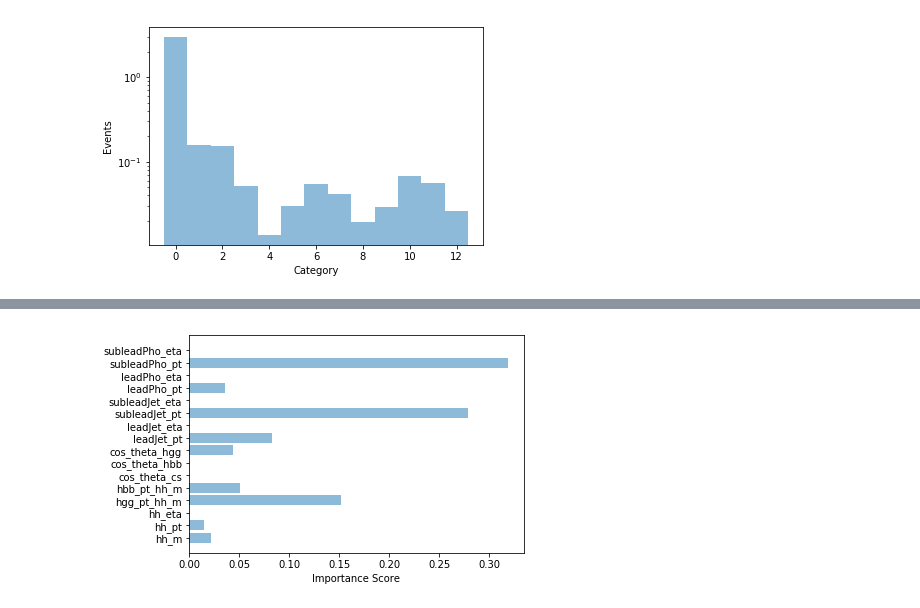
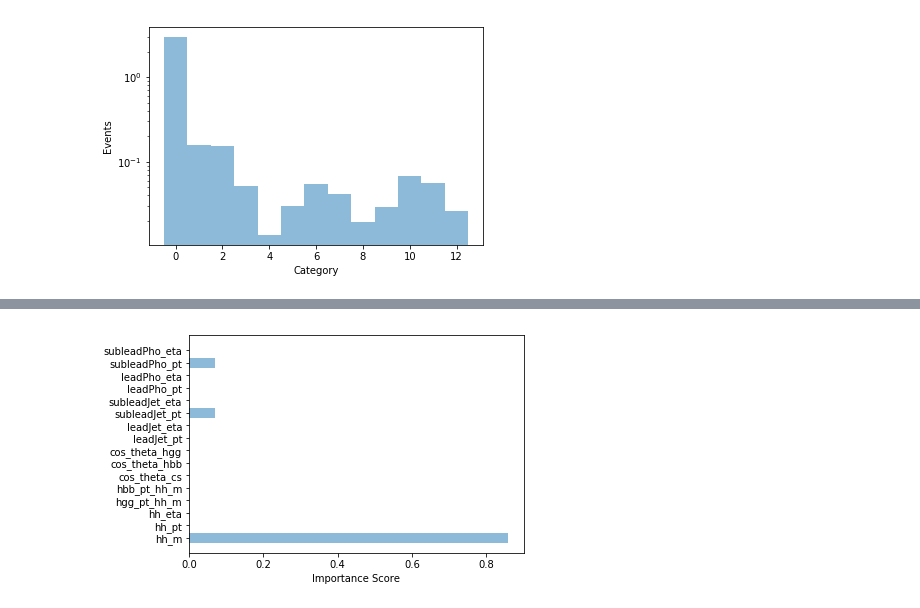
Before and after one commit to gitanjalipoddar/HHbbgg_ETH, a Jupyter notebook: GenResponse/notebooks/quick_train_withb.ipynb, the cells around one changed output, grey strips where cells are left out. Cells and saved outputs as stored; diff of their text form; code cells hidden in the pictures.

```diff
--- a/GenResponse/notebooks/quick_train_withb.ipynb
+++ b/GenResponse/notebooks/quick_train_withb.ipynb
@@ -262,12 +262,12 @@ Wall time: 56 s
 ['clf_90.joblib']
 # %%
 #features importance
-clf=joblib.load('clf_10.joblib')
+clf=joblib.load('clf_opt.joblib')
 importance=clf.feature_importances_
 y_pos=np.arange(len(features))
 plt.barh(y_pos,importance,align='center',alpha=0.5)
 plt.yticks(y_pos,features)
 plt.xlabel('Importance Score')
 plt.show()
 # %% [output]
-[figure, old version]
+[figure, new version]
```
Also changed, not shown: parts of 9 cells of this notebook, 2 other files.
